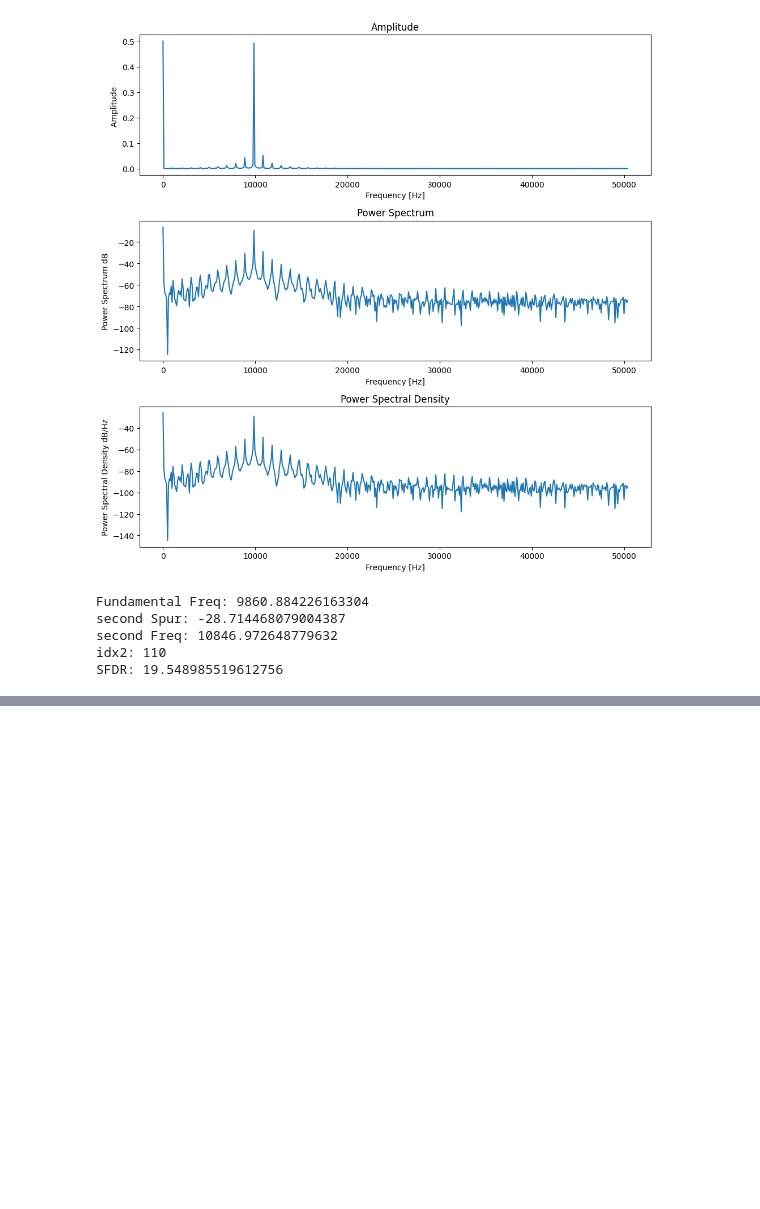
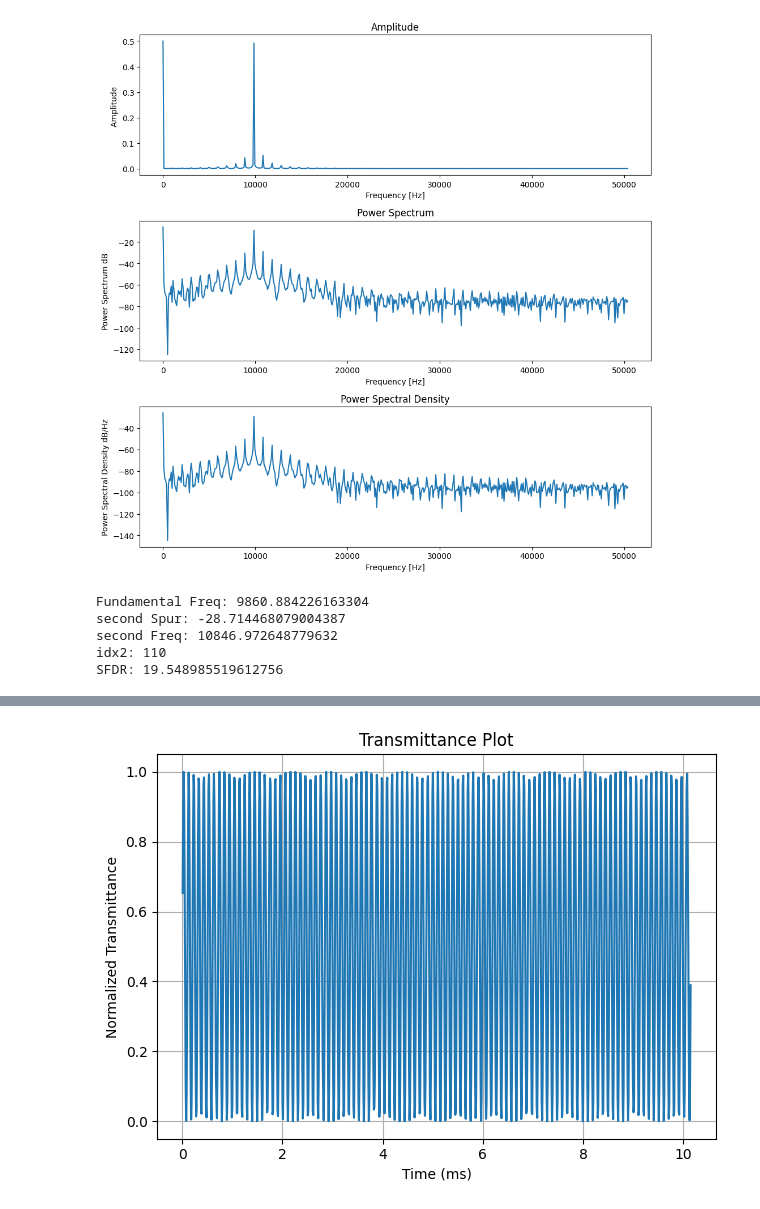
Before and after one commit to yohanesstef/10-bit-DAC, a Jupyter notebook: simulations/spectral.ipynb, the cells around one changed output, grey strips where cells are left out. Cells and saved outputs as stored; diff of their text form; code cells hidden in the pictures; blank space fills up the shorter version.

```diff
--- a/simulations/spectral.ipynb
+++ b/simulations/spectral.ipynb
@@ -107,0 +129,5 @@ SFDR: 19.548985519612756
+# %%
+file = 'top_large/spectral_tt_t50_tb.txt'
+time , transmittance = sample_data(file,10,12e-6,1e-9,10e-6,True)
+# %% [output]
+[figure, added]
```
Also changed, not shown: parts of 7 cells of this notebook, 37 other files.
